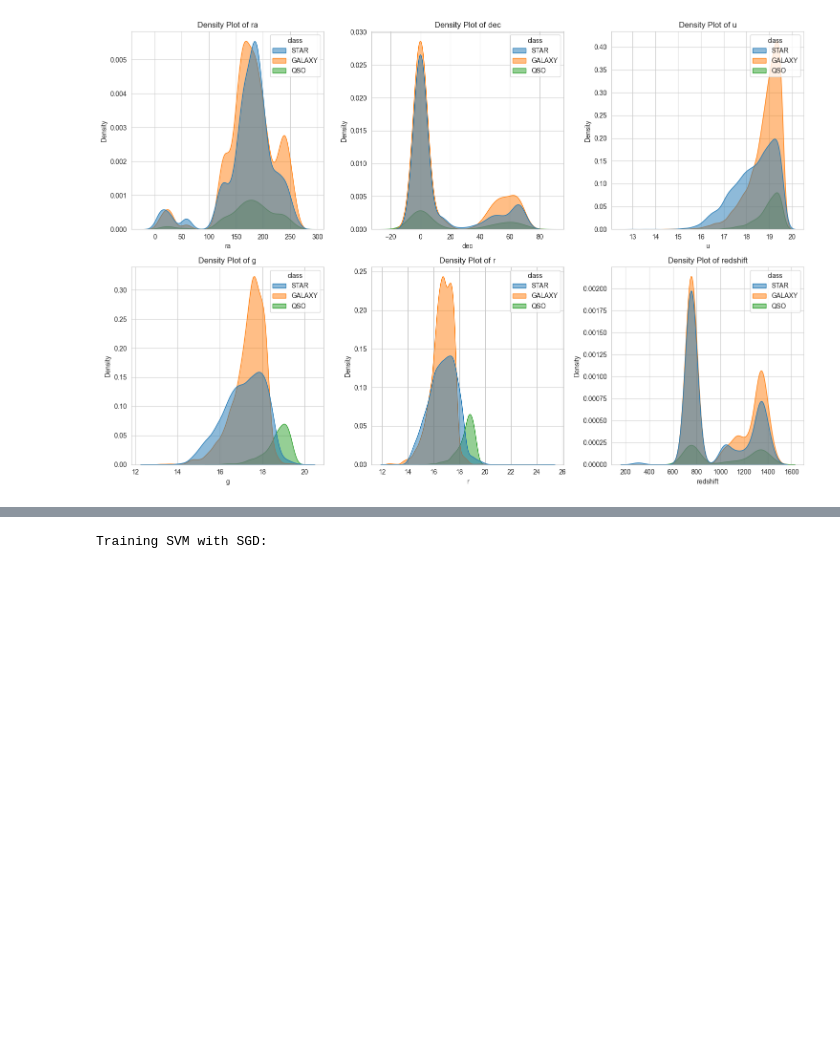
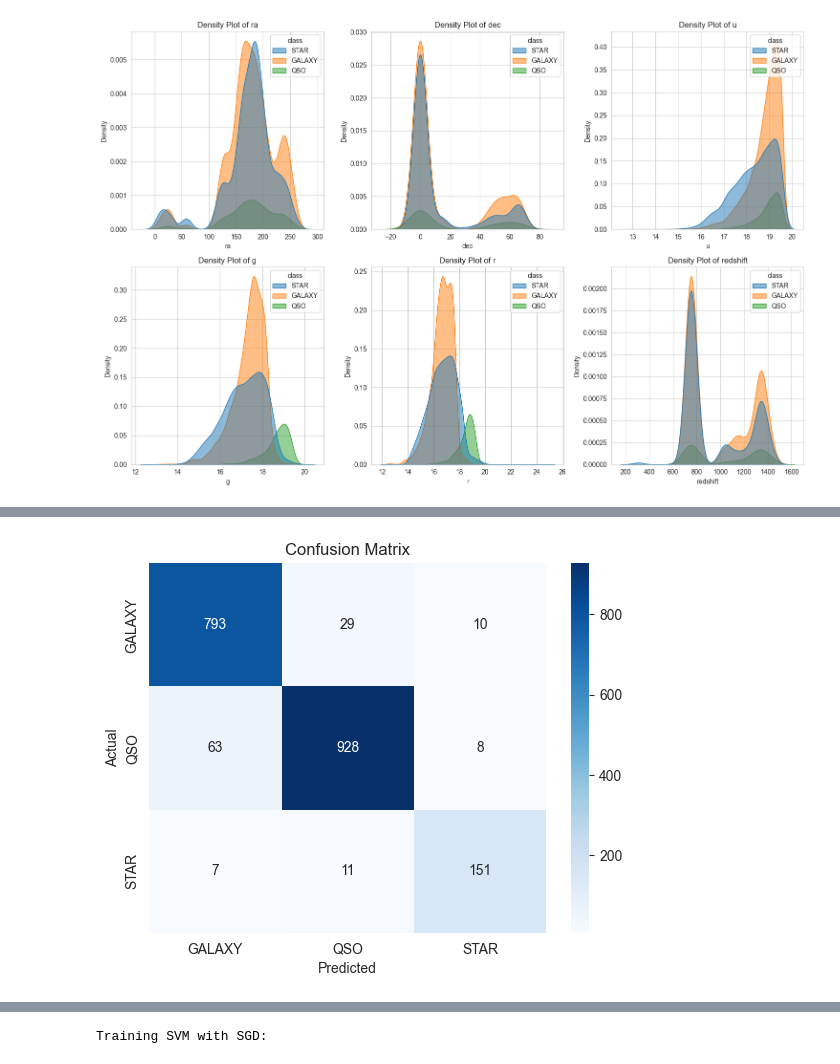
Before and after one commit to AditiNankar/class_project_4, a Jupyter notebook: ML pipeline.ipynb, the cells around one changed output, grey strips where cells are left out. Saved outputs shown, nothing was run; the diff lists cells and outputs as text; code cells hidden in the pictures; blank space fills up the shorter version.

```diff
--- a/ML pipeline.ipynb
+++ b/ML pipeline.ipynb
@@ -84,7 +104,7 @@ le = LabelEncoder()
 ml['class'] = le.fit_transform(ml['class'])
 # %%
 # Separate the data into labels and features
-y = ml['class']
+y = database_df['class'].map({'STAR': 0, 'GALAXY': 1, 'QSO': 2})
 X = ml.drop(columns=['class'])
 # %%
 # Split the data using train_test_split
@@ -98,3 +118,7 @@ X_test_scaled = scaler.transform(X_test)
 # Convert back to DataFrame
 X_train_scaled = pd.DataFrame(X_train_scaled, columns=X.columns)
 X_test_scaled = pd.DataFrame(X_test_scaled, columns=X.columns)
+# %%
+# Train Random Forest Model
+rf = RandomForestClassifier(n_estimators=100, random_state=42, n_jobs=-1, verbose=2)
+rf.fit(X_train_scaled, y_train)
@@ -100,0 +147,3 @@ X_test_scaled = pd.DataFrame(X_test_scaled, columns=X.columns)
+# %%
+# Predictions
+y_pred_rf = rf.predict(X_test_scaled)
@@ -100,0 +171,10 @@ X_test_scaled = pd.DataFrame(X_test_scaled, columns=X.columns)
+# %%
+# Confusion Matrix
+conf_matrix = confusion_matrix(y_test, y_pred_rf)
+sns.heatmap(conf_matrix, annot=True, fmt="d", cmap='Blues', xticklabels=le.classes_, yticklabels=le.classes_)
+plt.title("Confusion Matrix")
+plt.xlabel("Predicted")
+plt.ylabel("Actual")
+plt.show()
+# %% [output]
+[figure, added]
```
Also changed, not shown: parts of 39 cells of this notebook.
